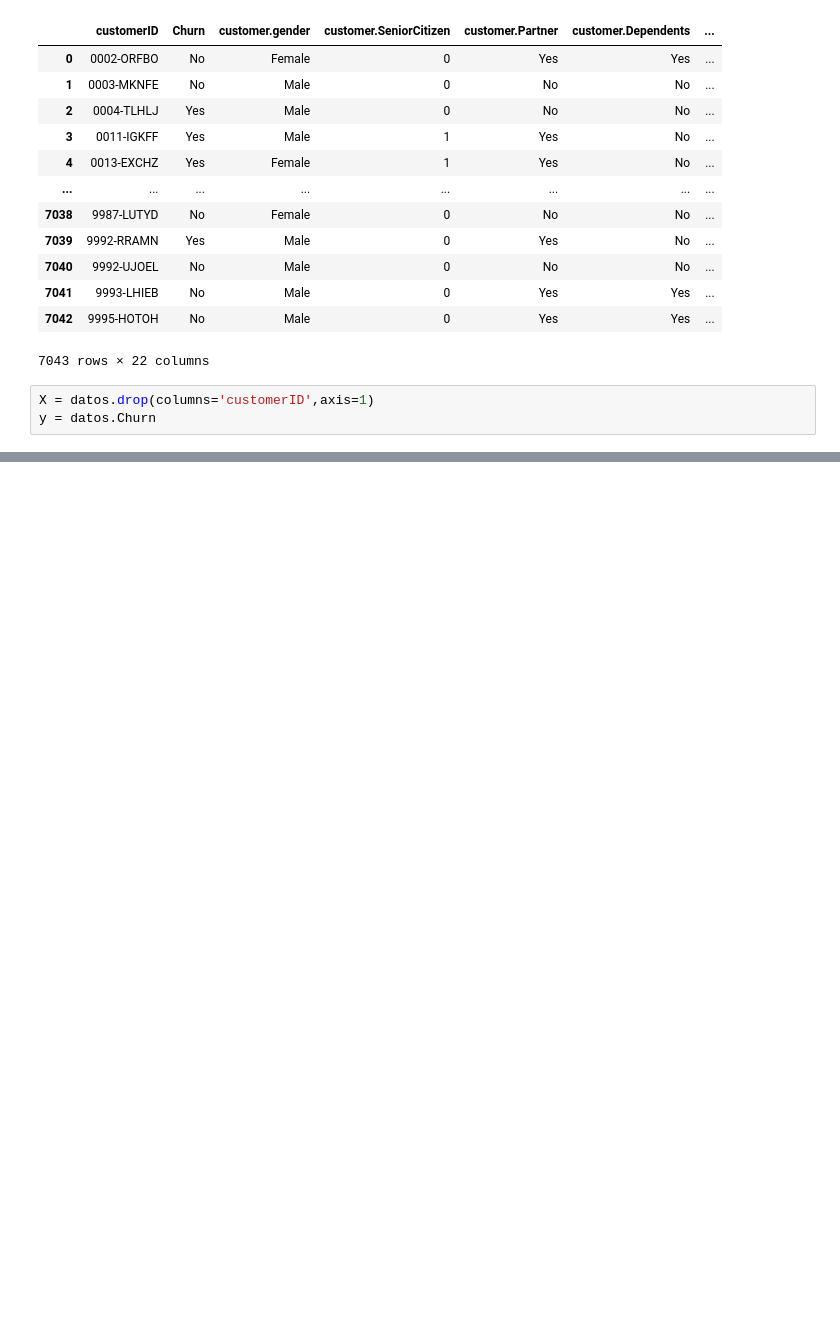
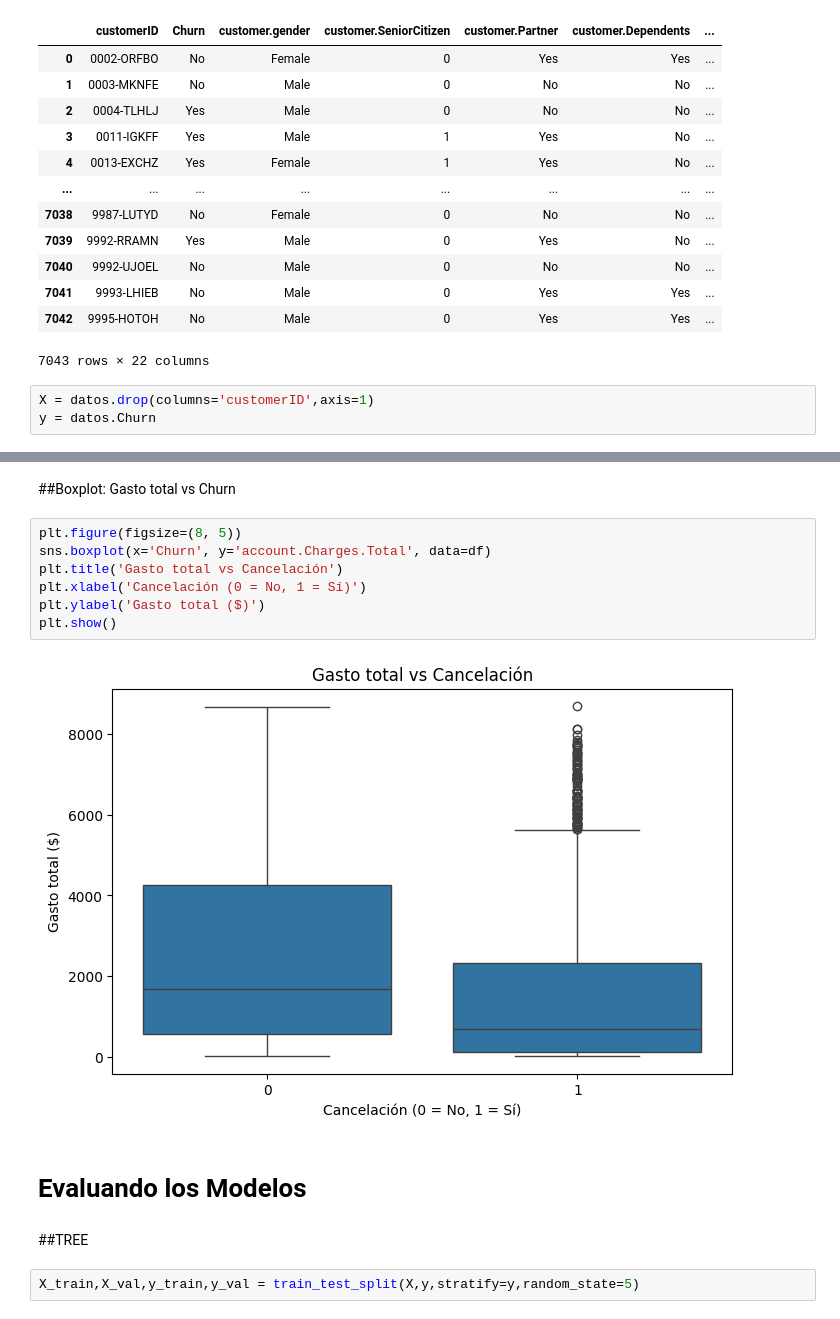
Before and after one commit to leriverah/Tercer-Proyecto-Telecom-X2, a Jupyter notebook: Proyecto_Telecom_X_2.ipynb, the cells around one changed output, grey strips where cells are left out. Cells and saved outputs as stored; diff of their text form; blank space fills up the shorter version.

```diff
--- a/Proyecto_Telecom_X_2.ipynb
+++ b/Proyecto_Telecom_X_2.ipynb
@@ -23,0 +216,17 @@ y = datos.Churn
+# %% [markdown]
+##Boxplot: Gasto total vs Churn
+# %%
+plt.figure(figsize=(8, 5))
+sns.boxplot(x='Churn', y='account.Charges.Total', data=df)
+plt.title('Gasto total vs Cancelación')
+plt.xlabel('Cancelación (0 = No, 1 = Sí)')
+plt.ylabel('Gasto total ($)')
+plt.show()
+# %% [output]
+[figure, added]
+# %% [markdown]
+# Evaluando los Modelos
+# %% [markdown]
+##TREE
+# %%
+X_train,X_val,y_train,y_val = train_test_split(X,y,stratify=y,random_state=5)
```
Also changed, not shown: parts of 65 cells of this notebook.
